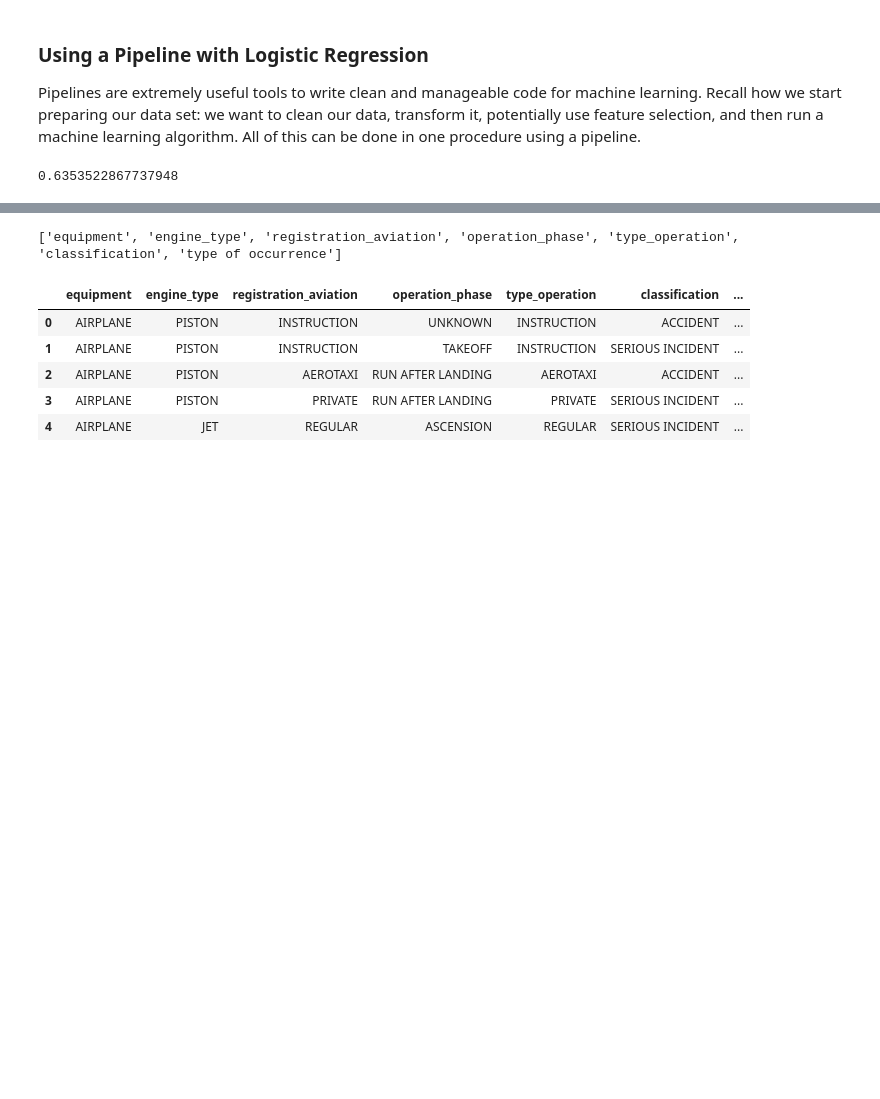
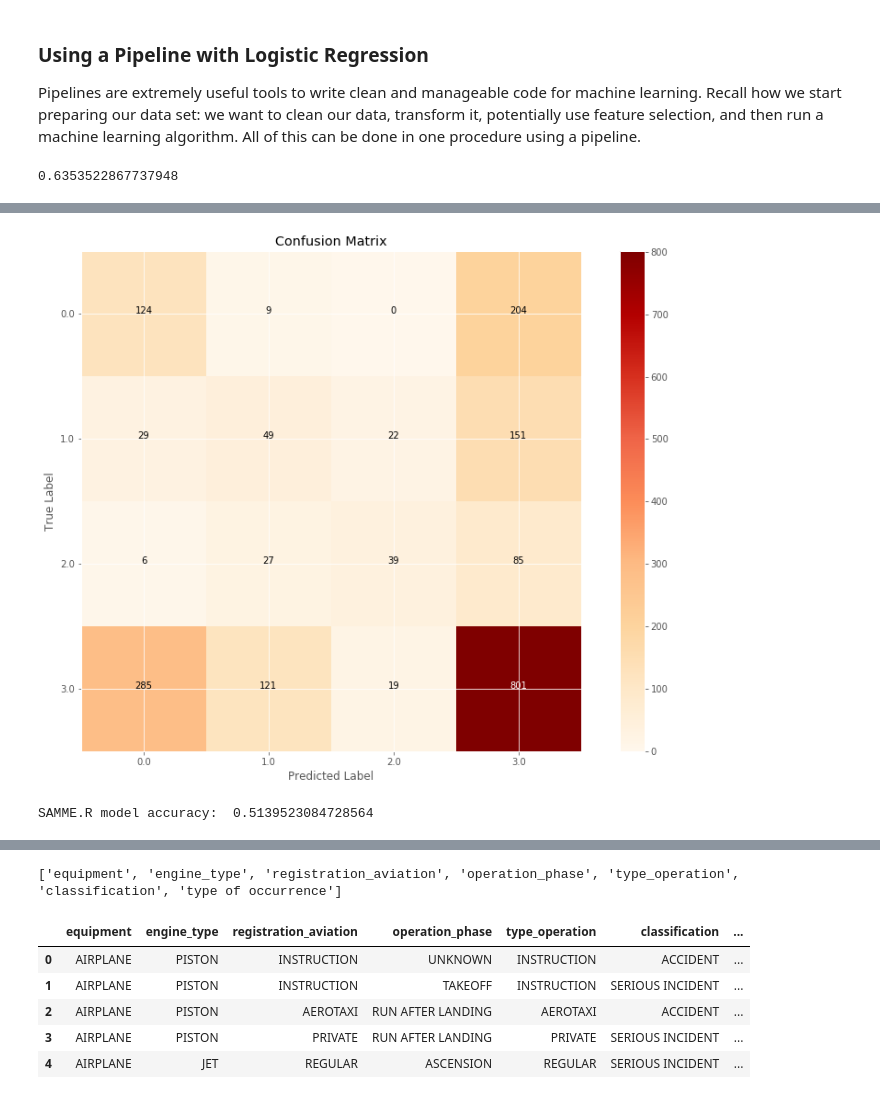
Before and after one commit to jenylmurdock/dsc-5-capstone-project-online-ds-pt-011419, a Jupyter notebook: student.ipynb, the cells around one changed output, grey strips where cells are left out. Saved outputs shown, nothing was run; the diff lists cells and outputs as text; code cells hidden in the pictures; blank space fills up the shorter version.

```diff
--- a/student.ipynb
+++ b/student.ipynb
@@ -1441,0 +1548,6 @@ print (pipe_linreg.score(X_test, y_test))
+# %%
+#Create some predictions using each model so that we can calculate the training and testing accuracy for each.
+bdt_real_train_preds = bdt_real.predict(X_train)
+bdt_real_test_preds = bdt_real.predict(X_test)
+bdt_disc_train_preds = bdt_discrete.predict(X_train)
+bdt_disc_test_preds = bdt_discrete.predict(X_test)
@@ -1441,0 +1582,10 @@ print (pipe_linreg.score(X_test, y_test))
+# %%
+# Graph confusion matrix for SAMME.R
+show_cf(y_test, bdt_real_test_preds)
+# %% [output]
+[figure, added]
+# %%
+real_accuracy = metrics.accuracy_score(y_test, bdt_real_test_preds, normalize=True, sample_weight=None)
+print ('SAMME.R model accuracy: ',real_accuracy)
+# %% [output]
+SAMME.R model accuracy:  0.5139523084728564
```
Also changed, not shown: parts of 64 cells of this notebook.
